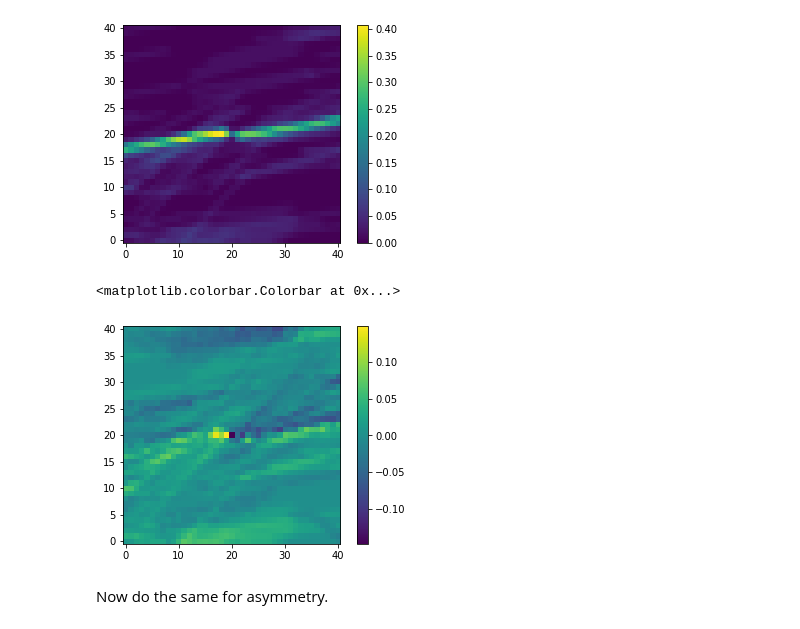
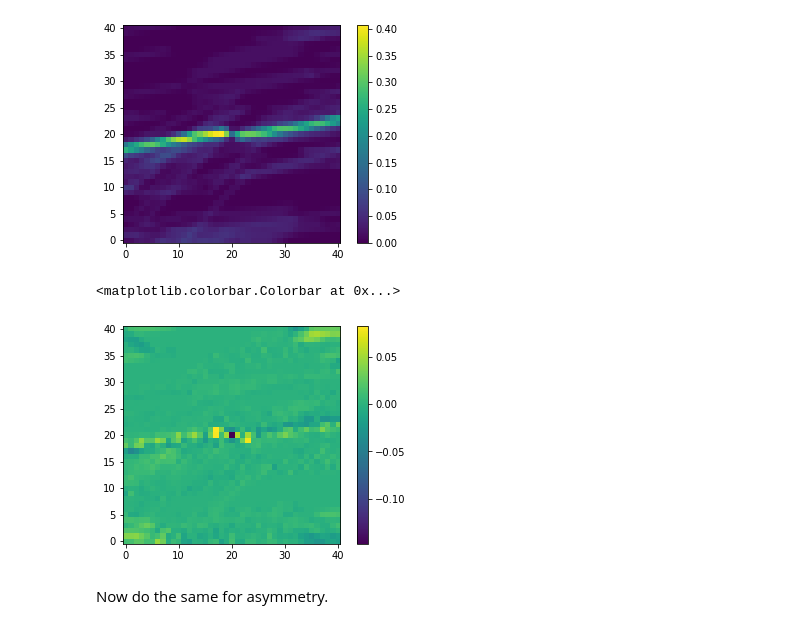
Before and after one commit to marlena6/oriented_superclustering, a Jupyter notebook: testing/asymmetric_stacking.ipynb, the cells around one changed output. Saved outputs shown, nothing was run; the diff lists cells and outputs as text; code cells hidden in the pictures.

```diff
--- a/testing/asymmetric_stacking.ipynb
+++ b/testing/asymmetric_stacking.ipynb
@@ -210,7 +201,7 @@ SYM_OPTI=HESSIAN
 # %%
 # make a Chunk object
 Chunk = sf.Chunk(ra, dec, rot_angle, parityx, parityy)
-orient = 'symmetric'
+orient = 'sym'
 cutout_size_deg = 10
 cutout_resolution_deg = 0.5
 
@@ -262,12 +250,13 @@ SYM_OPTI=HESSIAN
 <matplotlib.colorbar.Colorbar at 0x...>
 [figure]
 # %%
-plt.imshow(img-stack, origin='lower')
+plt.imshow(img-np.flipud(np.fliplr(stack)), origin='lower')
 plt.colorbar()
 # very similar except maybe some reprojection differences
+# I think the reason that it looks better when double-flipped is because of the way COOP adds +pi to the rotation angles
 # %% [output]
 <matplotlib.colorbar.Colorbar at 0x...>
-[figure, old version]
+[figure, new version]
 # %% [markdown]
 Now do the same for asymmetry.
 # %%
```
Also changed, not shown: parts of 10 cells of this notebook, 2 other files.
